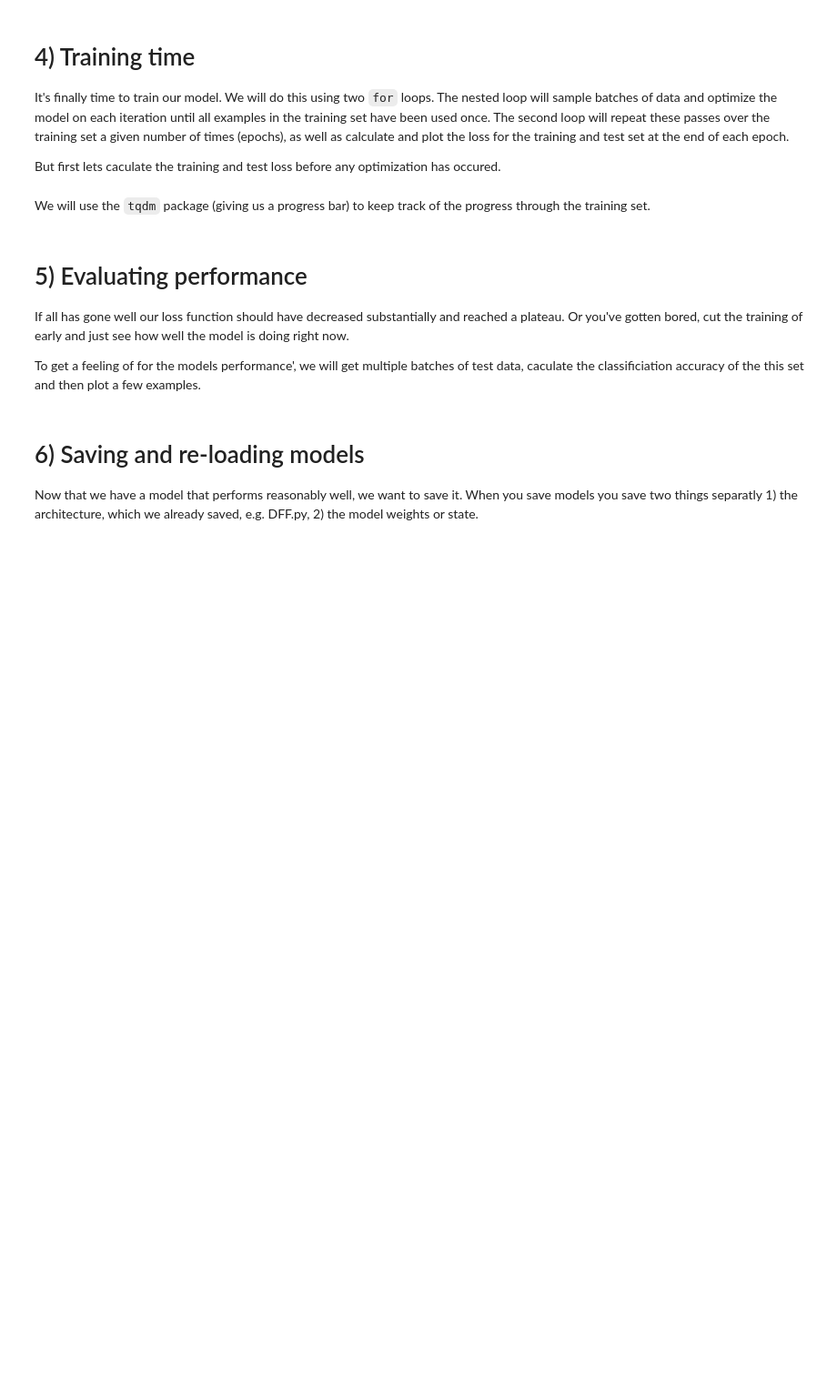
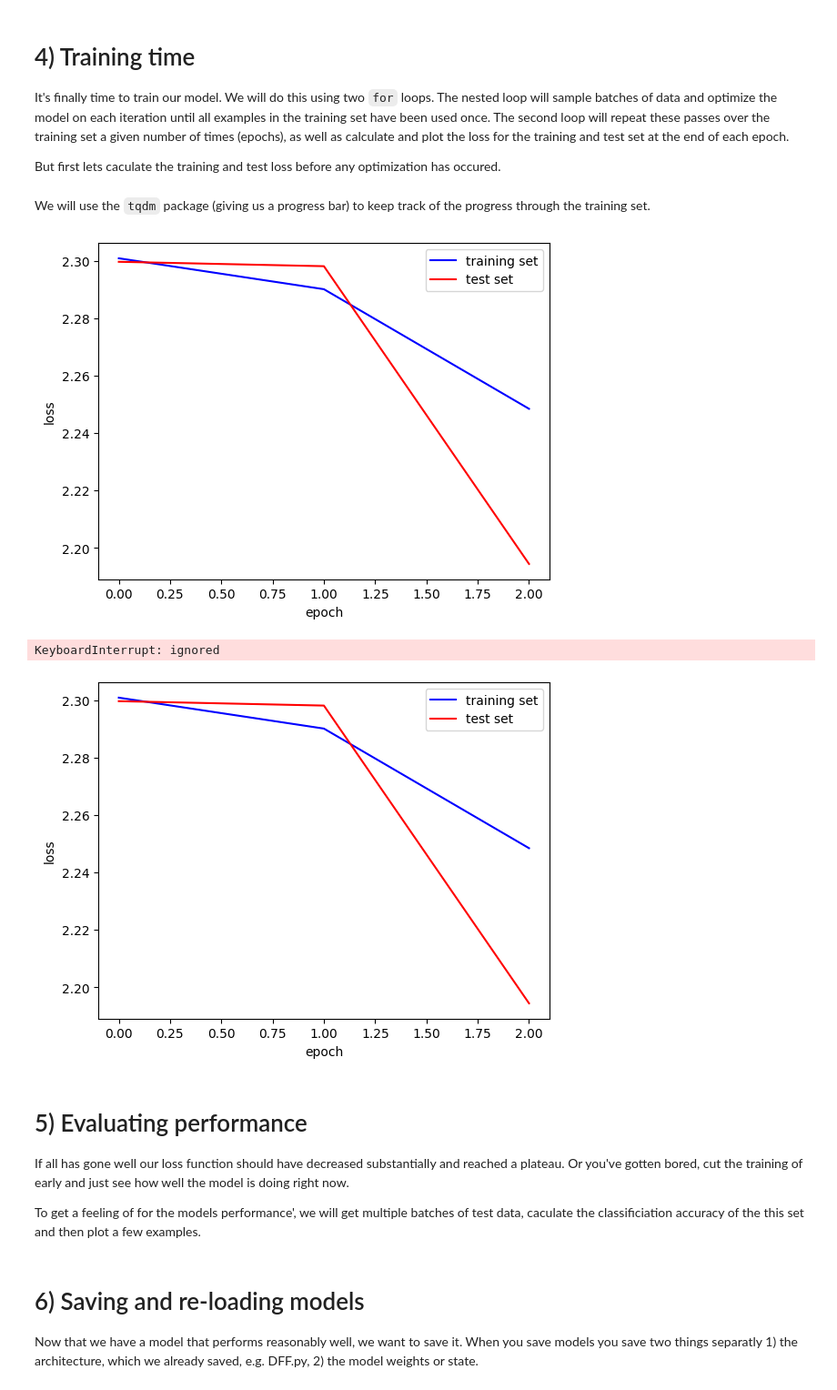
Before and after one commit to Joel-Bauer/PytorchTutorial, a Jupyter notebook: COLAB_MNIST_with_Pytorch.ipynb, the cells around one changed output. Shown at 91% size. Drawn from its saved outputs; the diff is of its cells as text; code cells hidden in the pictures; blank space fills up the shorter version.

```diff
--- a/COLAB_MNIST_with_Pytorch.ipynb
+++ b/COLAB_MNIST_with_Pytorch.ipynb
@@ -368,34 +409,38 @@ plt.figure()
 for ep_n in range(epochs):
 
     for img,label in tqdm(loaders['train']):
         img = img.to(device)
         label = label.to(device)
         net.train()
-        run_model(img, label, net, optimizer, loss, train=True)
+        run_model(img, label, net, optimizer, Loss_func, train=True)
 
     # training set loss
     img, label=next(iter(loaders['train'])) # get a batch
     img = img.to(device)
     label = label.to(device)
     batch_loss, _, _, _ = run_model(img,label,net,optimizer,Loss_func)
     loss_train.append(batch_loss.cpu().detach().numpy())
 
     # test set loss
     img, label=next(iter(loaders['test'])) # get a batch
     img = img.to(device)
     label = label.to(device)
     batch_loss, _, _, _ = run_model(img, label, net, optimizer, Loss_func)
     loss_test.append(batch_loss.cpu().detach().numpy())
 
     # plot the losses
     plt.clf()
     train_handle = plt.plot(loss_train, color='blue',label='training set')
     test_handle = plt.plot(loss_test, color='red',label='test set')
     plt.xlabel('epoch')
     plt.ylabel('loss')
     plt.legend()
     display.clear_output(wait=True) # necessary in order to refresh the plot, otherwise it will print a new plot each epoch
     display.display(plt.gcf())
+# %% [output]
+[figure, added]
+KeyboardInterrupt: ignored
+[figure, added]
 # %% [markdown]
 # 5) Evaluating performance
 
```
Also changed, not shown: parts of 9 cells of this notebook.
